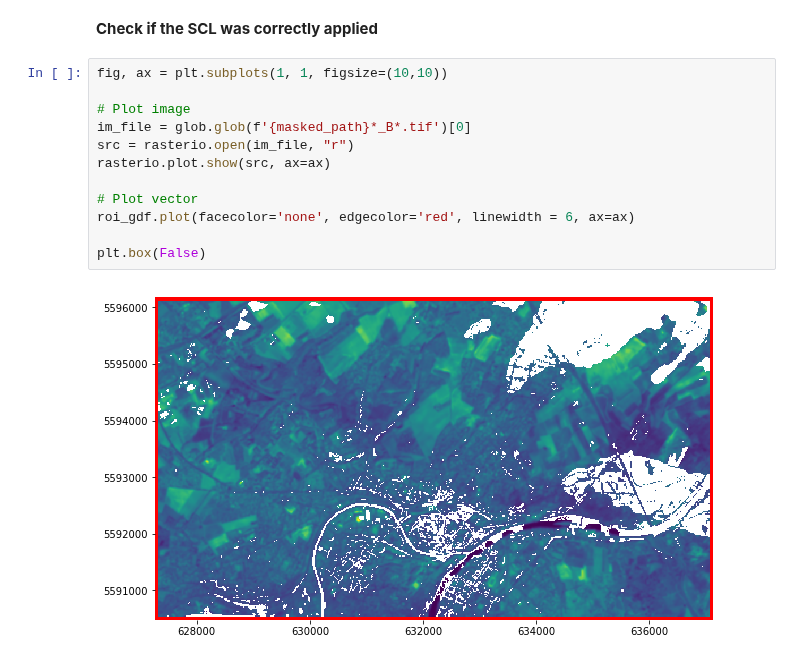
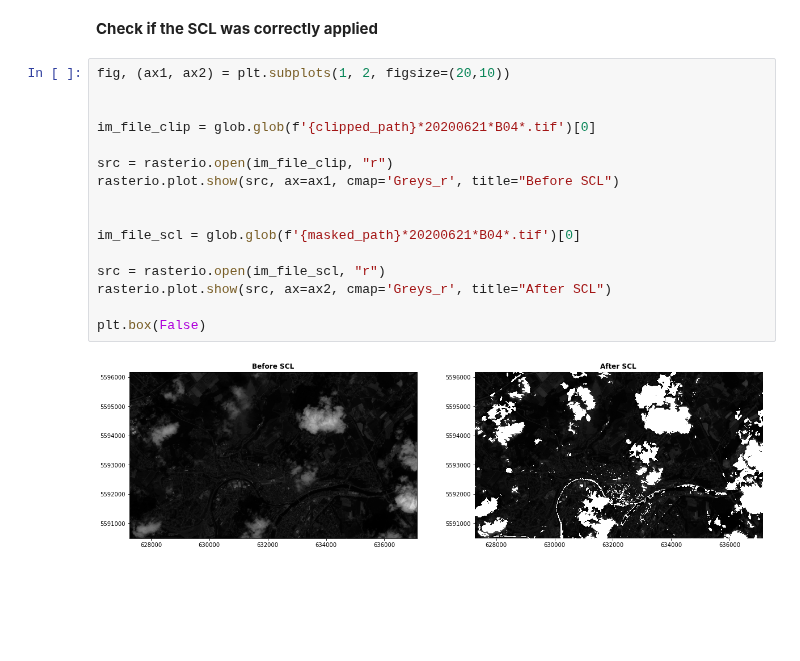
Before and after one commit to nicolasdeffense/eo-toolbox, a Jupyter notebook: notebooks/4_Sentinel_2_preprocessing/sentinel_2_prepro.ipynb, the cells around one changed output. Drawn from its saved outputs; the diff is of its cells as text; blank space fills up the shorter version.

```diff
--- a/notebooks/4_Sentinel_2_preprocessing/sentinel_2_prepro.ipynb
+++ b/notebooks/4_Sentinel_2_preprocessing/sentinel_2_prepro.ipynb
@@ -400,17 +412,21 @@ print('--> SCL is applied on all images !')
 --> SCL is applied on all images !
 # %% [markdown]
 **Check if the SCL was correctly applied**
-# %%
-fig, ax = plt.subplots(1, 1, figsize=(10,10))
-
-# Plot image
-im_file = glob.glob(f'{masked_path}*_B*.tif')[0]
-src = rasterio.open(im_file, "r")
-rasterio.plot.show(src, ax=ax)
-
-# Plot vector
-roi_gdf.plot(facecolor='none', edgecolor='red', linewidth = 6, ax=ax)
-
-plt.box(False)
-# %% [output]
-[figure, removed]
+# %%
+fig, (ax1, ax2) = plt.subplots(1, 2, figsize=(20,10))
+
+
+im_file_clip = glob.glob(f'{clipped_path}*20200621*B04*.tif')[0]
+
+src = rasterio.open(im_file_clip, "r")
+rasterio.plot.show(src, ax=ax1, cmap='Greys_r', title="Before SCL")
+
+
+im_file_scl = glob.glob(f'{masked_path}*20200621*B04*.tif')[0]
+
+src = rasterio.open(im_file_scl, "r")
+rasterio.plot.show(src, ax=ax2, cmap='Greys_r', title="After SCL")
+
+plt.box(False)
+# %% [output]
+[figure, added]
```
Also changed, not shown: parts of 7 cells of this notebook, 6 other files.
